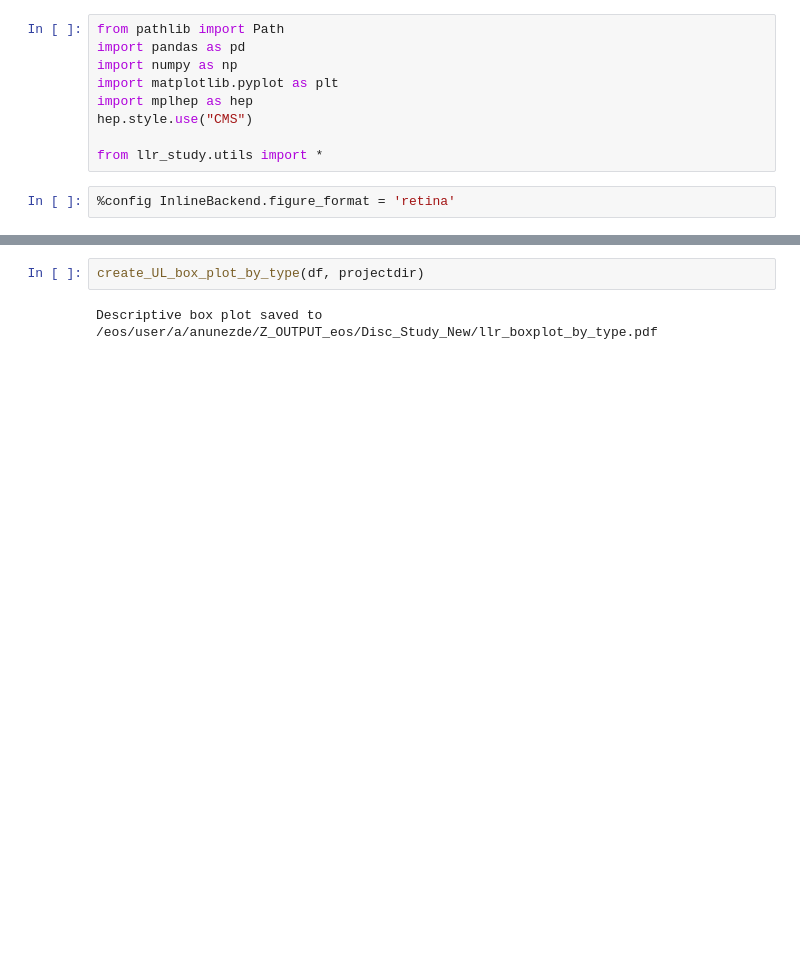
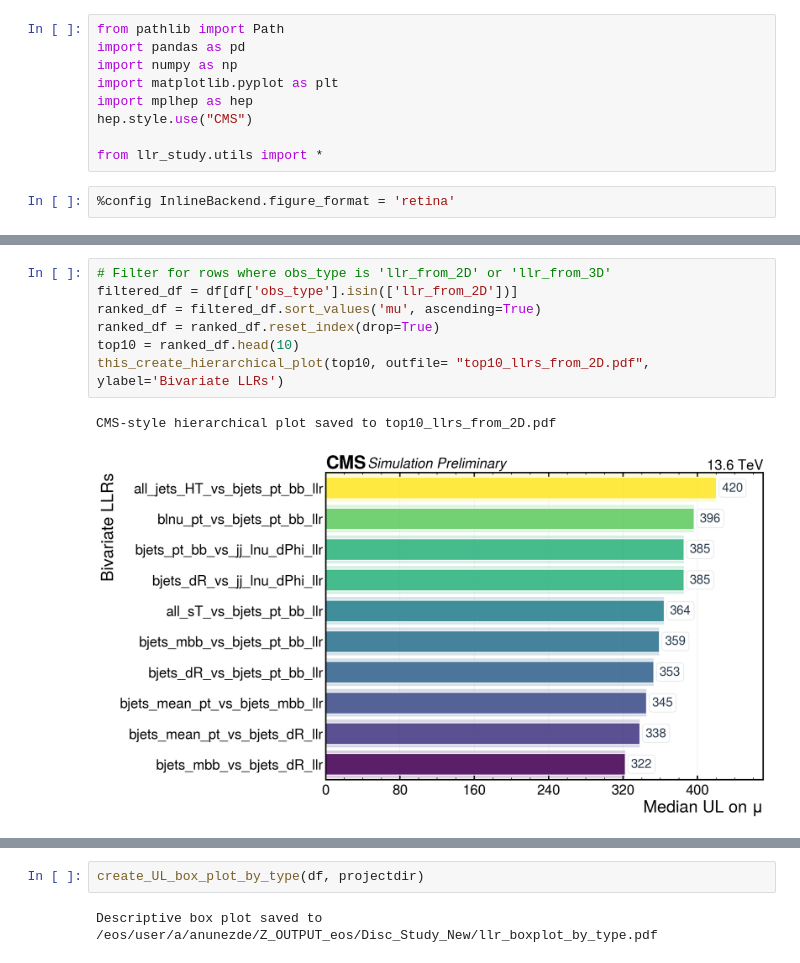
Before and after one commit to antonettprado/hh, a Jupyter notebook: llr_study/plot_UL_results.ipynb, the cells around one changed output, grey strips where cells are left out. Cells and saved outputs as stored; diff of their text form; blank space fills up the shorter version.

```diff
--- a/llr_study/plot_UL_results.ipynb
+++ b/llr_study/plot_UL_results.ipynb
@@ -53,0 +162,10 @@ Scatter plot saved to /eos/user/a/anunezde/Z_OUTPUT_eos/Disc_Study_New/llr_scatt
+# %%
+# Filter for rows where obs_type is 'llr_from_2D' or 'llr_from_3D'
+filtered_df = df[df['obs_type'].isin(['llr_from_2D'])]
+ranked_df = filtered_df.sort_values('mu', ascending=True)
+ranked_df = ranked_df.reset_index(drop=True)
+top10 = ranked_df.head(10)
+this_create_hierarchical_plot(top10, outfile= "top10_llrs_from_2D.pdf", ylabel='Bivariate LLRs')
+# %% [output]
+CMS-style hierarchical plot saved to top10_llrs_from_2D.pdf
+[figure, added]
```
Also changed, not shown: parts of 6 cells of this notebook, 59 other files.
